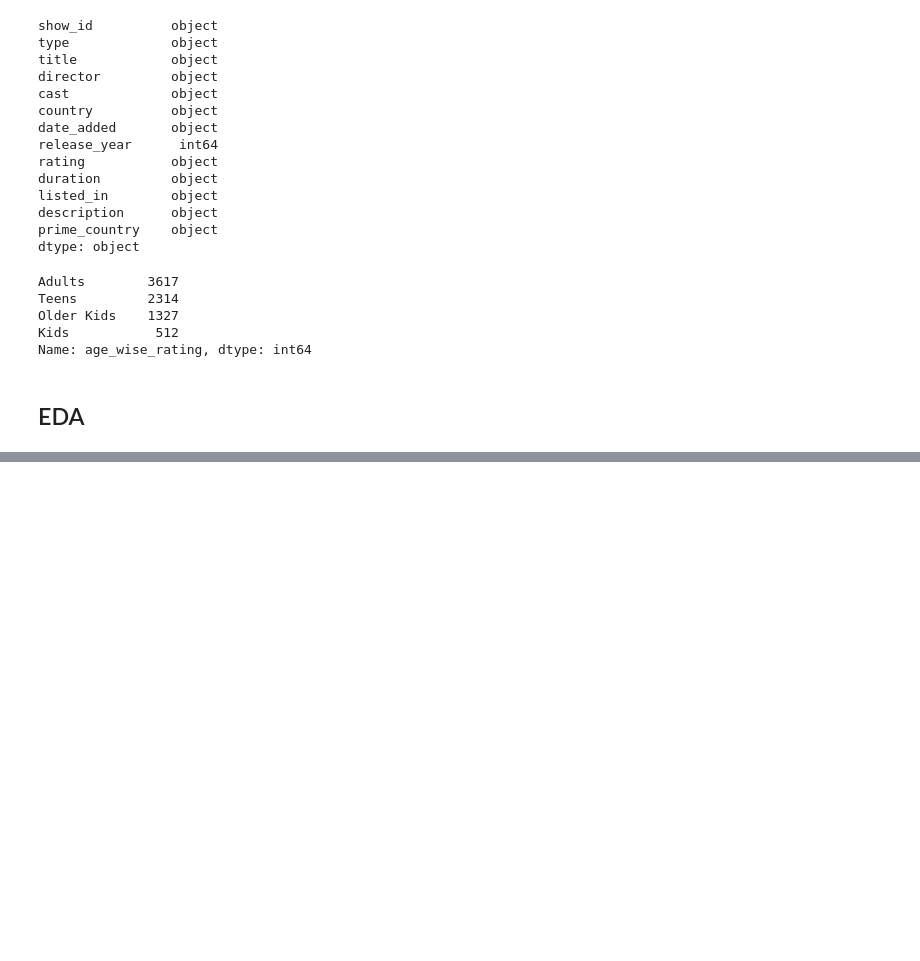
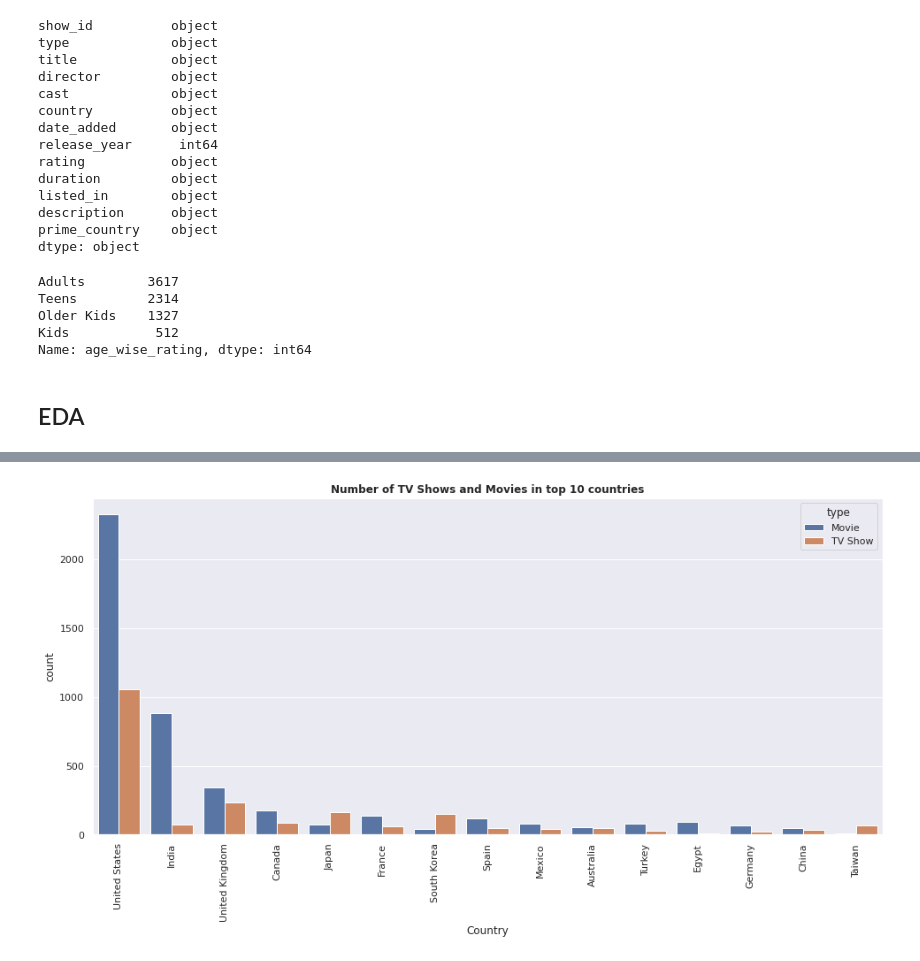
Before and after one commit to KirteshVerma/Netflix-movies-and-TV-shows, a Jupyter notebook: Netflix_movies_and_TV_shows_clustering.ipynb, the cells around one changed output, grey strips where cells are left out. Cells and saved outputs as stored; diff of their text form; code cells hidden in the pictures; blank space fills up the shorter version.

```diff
--- a/Netflix_movies_and_TV_shows_clustering.ipynb
+++ b/Netflix_movies_and_TV_shows_clustering.ipynb
@@ -184,0 +259,11 @@ df.head()
+# %%
+#Number of TV Shows and Movies content in top 10 countries with maximum content
+sns.set()
+plt.figure(figsize=(16,7))
+ax=sns.countplot(x="prime_country",data= df,hue= "type",order = df['prime_country'].value_counts().index[0:15])
+plt.xticks(rotation=90)
+plt.xlabel('Country')
+plt.title("Number of TV Shows and Movies in top 10 countries",fontweight="bold")
+plt.show()
+# %% [output]
+[figure, added]
```
Also changed, not shown: parts of 7 cells of this notebook.
